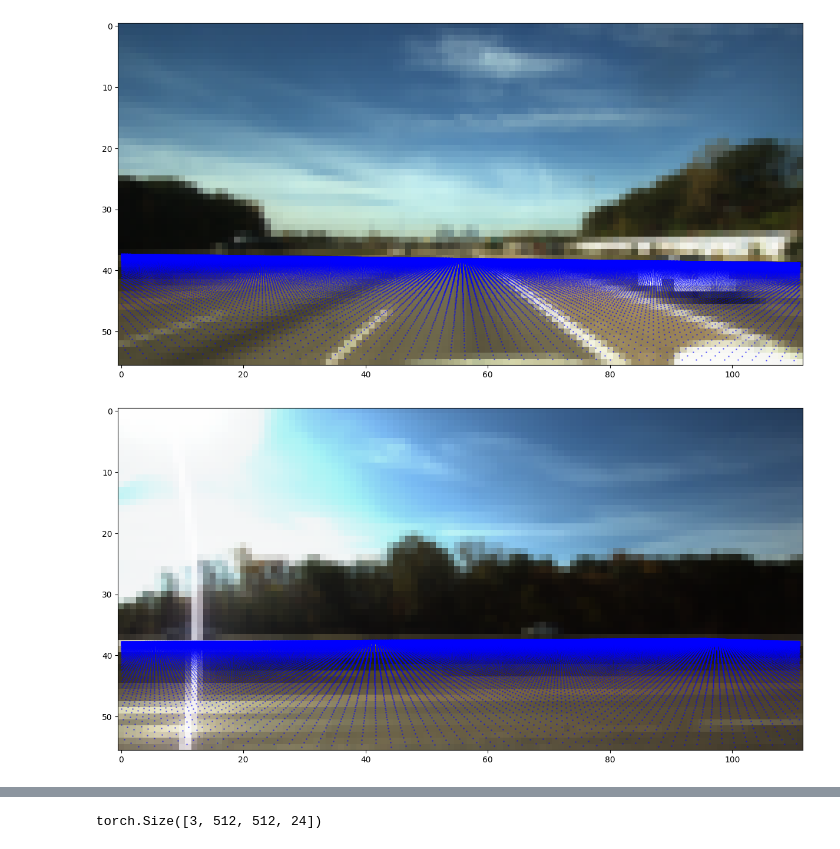
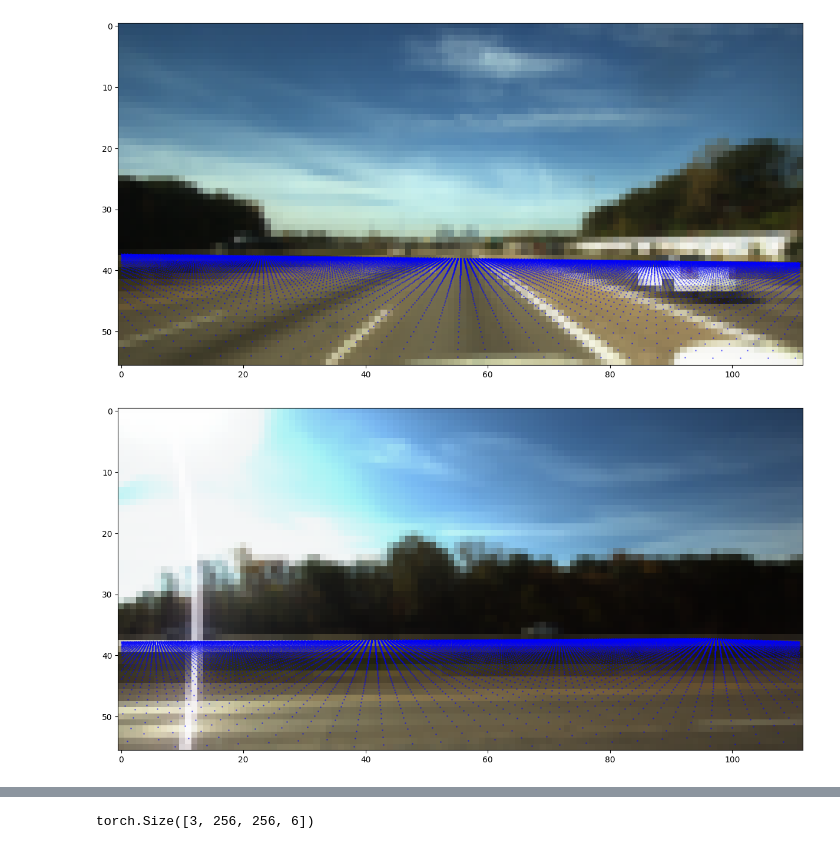
Before and after one commit to Spyridonidis98/Cross-View-Localization, a Jupyter notebook: Simple Cross View Geolocalization/lifting_preperation_mask_preperation.ipynb, the cells around one changed output, grey strips where cells are left out. Cells and saved outputs as stored; diff of their text form; code cells hidden in the pictures.

```diff
--- a/Simple Cross View Geolocalization/lifting_preperation_mask_preperation.ipynb
+++ b/Simple Cross View Geolocalization/lifting_preperation_mask_preperation.ipynb
@@ -1,6 +1,6 @@
 # %%
 import torch
-from Ford_dataset import SatGrdDatasetFord, train_logs, train_logs_img_inds, test_logs, test_logs_img_inds
+from Ford_dataset import SatGrdDatasetFord, train_logs, train_logs_img_inds, test_logs, test_logs_img_inds, Ford_root
 from torch.utils.data import DataLoader
 from torchvision import transforms
 
@@ -10,24 +10,24 @@ class Config():
     # cameras = ['FL', 'SL', 'SR', 'RL']
 
     orig_satmap_A = 512
-    sat_map_A = 64
-    meter_per_pixel = 0.22 # this is fixed for the ford dataset meter per pixel of the original shape satellite map 512 * 512
+    sat_map_A = 256
+    meters_per_pixel = 0.22 # this is fixed for the ford dataset meter per pixel of the original shape satellite map 512 * 512
 
-    vol_car_xyz = torch.tensor([128 , 128 , 6], dtype=torch.int64) * 4 #volume around car xyz shape, in training
-    orig_img_H = 448 #original image height that is going as input into the neural network
-    orig_img_W = 896
+    vol_car_xyz = torch.tensor([sat_map_A , sat_map_A , 6], dtype=torch.int64) #volume around car xyz shape, in training
+    net_in_img_H = 448 #original image height that is going as input into the neural network
+    net_in_img_W = 896
 
     #the output shape of the image encoder, later to be lifted to 3D
-    img_H = 448//8
-    img_W = 896//8
+    net_out_img_H = 448//8
+    net_out_img_W = 896//8
 
+    shift_range_lat = 20; shift_range_lon=20; rotation_range =20; #meters, meters, degress
 
 config = Config()
 
 logs_start = 0; logs_end = 1  # log 1
-range_lat = 20; range_lot=20; rotation_range =20; #meters, meters, degress
-train_set  = SatGrdDatasetFord(logs=train_logs[logs_start:logs_end], logs_img_inds=train_logs_img_inds[logs_start:logs_end], cameras=config.cameras, mode='train')
-val_set = SatGrdDatasetFord(logs=test_logs[logs_start:logs_end], logs_img_inds=test_logs_img_inds[logs_start:logs_end], cameras=config.cameras, mode='val')
+train_set  = SatGrdDatasetFord(root=Ford_root, logs=train_logs[logs_start:logs_end], logs_img_inds=train_logs_img_inds[logs_start:logs_end], config=config, mode='train')
+val_set = SatGrdDatasetFord(root=Ford_root, logs=test_logs[logs_start:logs_end], logs_img_inds=test_logs_img_inds[logs_start:logs_end], config=config, mode='val')
 
 Rs = {key:item.to(config.device) for key, item in train_set.Rs.items()}
 Ts = {key:item.to(config.device) for key, item in train_set.Ts.items()}
@@ -56,12 +56,12 @@ class Functions():
         '''
 
         x = (torch.arange(self.config.vol_car_xyz[0], dtype=torch.float32) / (self.config.vol_car_xyz[0] -1)) - 0.5
-        x = - x * self.config.orig_satmap_A * self.config.meter_per_pixel
+        x = - x * self.config.orig_satmap_A * self.config.meters_per_pixel
         x = x.unsqueeze(1)
         x = x.repeat(1, self.config.vol_car_xyz[0])
 
         y = (torch.arange(self.config.vol_car_xyz[1], dtype=torch.float32) / (self.config.vol_car_xyz[1] -1)) - 0.5
-        y = y * self.config.orig_satmap_A * self.config.meter_per_pixel
+        y = y * self.config.orig_satmap_A * self.config.meters_per_pixel
         y = y.unsqueeze(0)
         y = y.repeat(self.config.vol_car_xyz[1], 1)
 
@@ -95,8 +95,8 @@ class Functions():
         scatter_ids shape [3, n] used for volume of shape [C,H,W,Z]
         '''
         K = K.clone()
-        K[0] = K[0] * (self.config.img_W / self.config.orig_img_W)
-        K[1] = K[1] * (self.config.img_H / self.config.orig_img_H)
+        K[0] = K[0] * (self.config.net_out_img_W / self.config.net_in_img_W)
+        K[1] = K[1] * (self.config.net_out_img_H / self.config.net_in_img_H)
 
         # R, T is from camera to body
         # xyz relative to the car body, xyz_cam is relative to camera
@@ -106,7 +106,7 @@ class Functions():
         uvs[0] = uvs[0]/ uvs[2]
         uvs[1] = uvs[1]/ uvs[2]
 
-        bf = (uvs[0, :] >= 0) & (uvs[1, :] >= 0) & (uvs[0, :] < self.config.img_W-1) & (uvs[1, :]<self.config.img_H-1) & (uvs[2, :] > 0.1)
+        bf = (uvs[0, :] >= 0) & (uvs[1, :] >= 0) & (uvs[0, :] < self.config.net_out_img_W-1) & (uvs[1, :]<self.config.net_out_img_H-1) & (uvs[2, :] > 0.1)
 
         # uvs = torch.round(uvs[:, bf]).type(torch.int64)
         uvs = uvs[:, bf]
@@ -115,7 +115,7 @@ class Functions():
         scatter_ids = xyz_ids_filtered
 
         #v = x height u = y width in a matrix (v,u), uvs[0] -> u,y, uvs[1] -> v,x, ids = y + x * y_size
-        # gather_ids = uvs[0] + self.config.img_W * uvs[1]
+        # gather_ids = uvs[0] + self.config.net_out_img_W * uvs[1]
         # # ids = z + y * z_size + x * y_size * z_size
         # scatter_ids = xyz_ids_filtered[2] + xyz_ids_filtered[1] * self.config.vol_car_xyz[2] + xyz_ids_filtered[0] * self.config.vol_car_xyz[1] * self.config.vol_car_xyz[2]
 
@@ -174,37 +174,37 @@ class Functions():
 # %%
 from matplotlib import pyplot as plt
 from torch.nn.functional import avg_pool2d
 idx = 1000
 sat_img, grd_imgs, gt_shift_u, gt_shift_v, theta, grd_names, sat_img_norot_notran, mask_dt_xy, dt_xy = train_set[idx]
 
 functions = Functions(config)
 xyz, xyz_ids = functions.get_xyz_car()
 volume = torch.zeros((3, *config.vol_car_xyz), dtype=torch.float32)
 xyz = xyz[:, :, -1:, :]
 xyz_ids = xyz_ids[:,:, -1:, :]
 
 for cam_id, camera in enumerate(config.cameras):
-    img = transforms.Resize(size=(config.img_H, config.img_W))(grd_imgs[cam_id])
+    img = transforms.Resize(size=(config.net_out_img_H, config.net_out_img_W))(grd_imgs[cam_id])
 
     uvs, scatter_ids = functions.render_xyz(Rs[camera], Ts[camera], Ks[camera], xyz, xyz_ids)
     volume = functions.lift_features(img, volume, uvs, scatter_ids)
 
 
     plt.figure(figsize=(15,15))
     plt.imshow(img.permute([1,2,0]))
     plt.scatter(uvs[0, :], uvs[1, :], s=1, color=(0,0,1), alpha=0.4) #plt considers x axis right and y axis down
     plt.show()
 
 
 plt.figure(figsize=(10,10))
 plt.imshow(volume.permute(1,2,3,0)[:,:, -1, :])
 plt.show()
 volume.shape
 # %% [output]
-[figure, old version]
+[figure, new version]
-[figure, old version]
+[figure, new version]
 [figure]
-torch.Size([3, 512, 512, 24])
+torch.Size([3, 256, 256, 6])
 # %%
 img1 = torch.nn.Parameter(img.clone(), requires_grad=True)
 img2 = torch.nn.Parameter(img.clone(), requires_grad=True)
```
Also changed, not shown: parts of 3 cells of this notebook, 3 other files.
